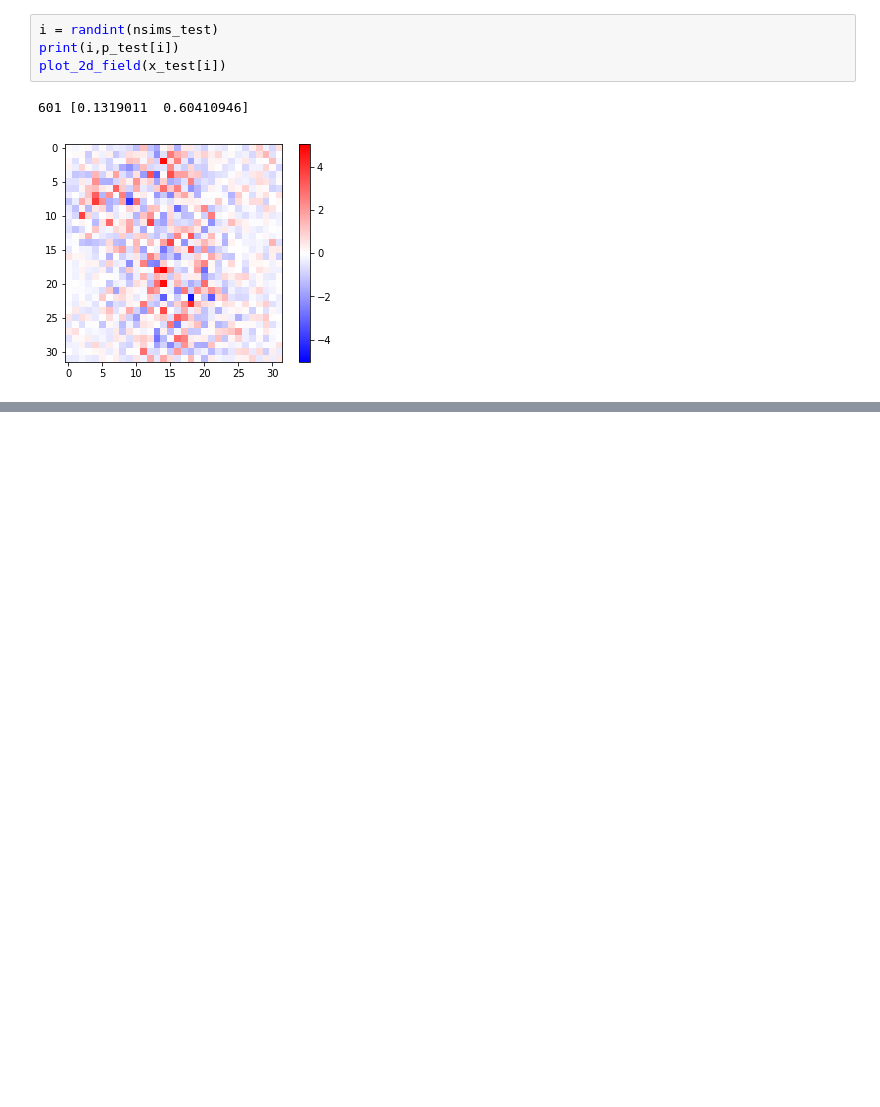
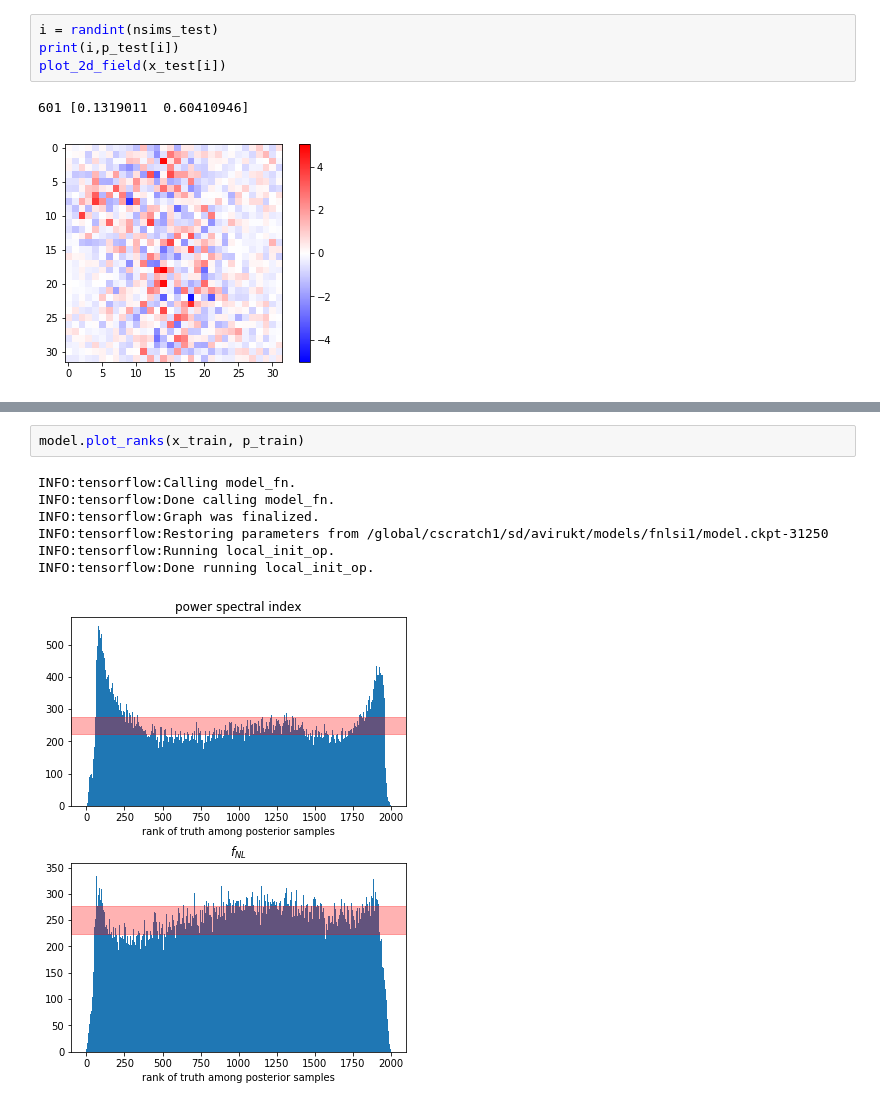
Before and after one commit to avirukt/lensing_ml, a Jupyter notebook: fnl_interp.ipynb, the cells around one changed output, grey strips where cells are left out. Saved outputs shown, nothing was run; the diff lists cells and outputs as text; blank space fills up the shorter version.

```diff
--- a/fnl_interp.ipynb
+++ b/fnl_interp.ipynb
@@ -55,0 +87,10 @@ INFO:tensorflow:loss = -0.779167, step = 8401 (3.930 sec)
+# %%
+model.plot_ranks(x_train, p_train)
+# %% [output]
+INFO:tensorflow:Calling model_fn.
+INFO:tensorflow:Done calling model_fn.
+INFO:tensorflow:Graph was finalized.
+INFO:tensorflow:Restoring parameters from /global/cscratch1/sd/avirukt/models/fnlsi1/model.ckpt-31250
+INFO:tensorflow:Running local_init_op.
+INFO:tensorflow:Done running local_init_op.
+[figure, added]
```
Also changed, not shown: parts of 4 cells of this notebook.
